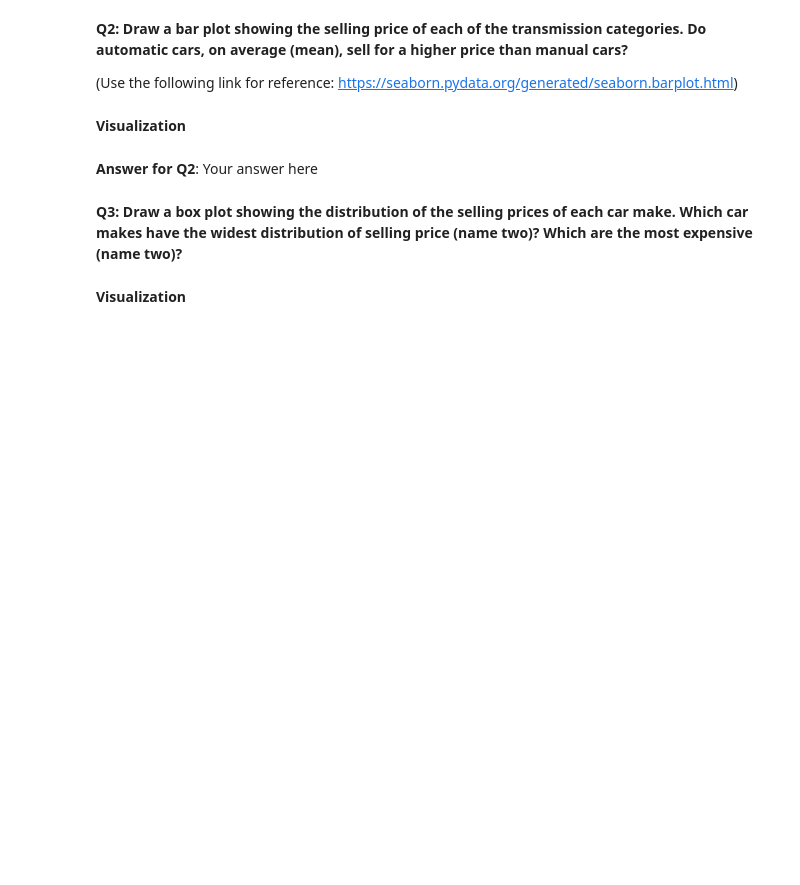
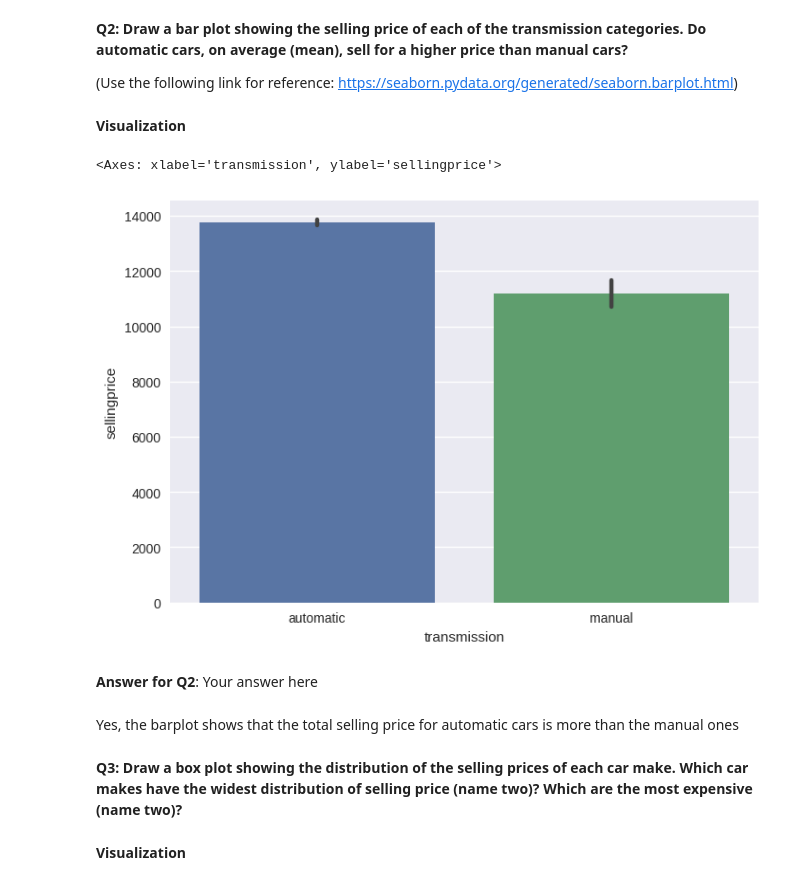
Before and after one commit to KenzyKourah10/Masters, a Jupyter notebook: Regression_Mini-Project.ipynb, the cells around one changed output. Cells and saved outputs as stored; diff of their text form; code cells hidden in the pictures; blank space fills up the shorter version.

```diff
--- a/Regression_Mini-Project.ipynb
+++ b/Regression_Mini-Project.ipynb
@@ -126,8 +188,15 @@ average (mean), sell for a higher price than manual cars?**
 https://seaborn.pydata.org/generated/seaborn.barplot.html)
 # %% [markdown]
 **Visualization**
+# %%
+sns.barplot(df, x="transmission", y="sellingprice")
+# %% [output]
+<Axes: xlabel='transmission', ylabel='sellingprice'>
+[figure, added]
 # %% [markdown]
 **Answer for Q2**: Your answer here
+# %% [markdown]
+Yes, the barplot shows that the total selling price for automatic cars is more than the manual ones
 # %% [markdown]
 **Q3: Draw a box plot showing the distribution of the selling prices of each car make. Which car makes have the widest distribution of selling price (name two)? Which are the most expensive (name two)?**
 # %% [markdown]
```
Also changed, not shown: parts of 21 cells of this notebook.
